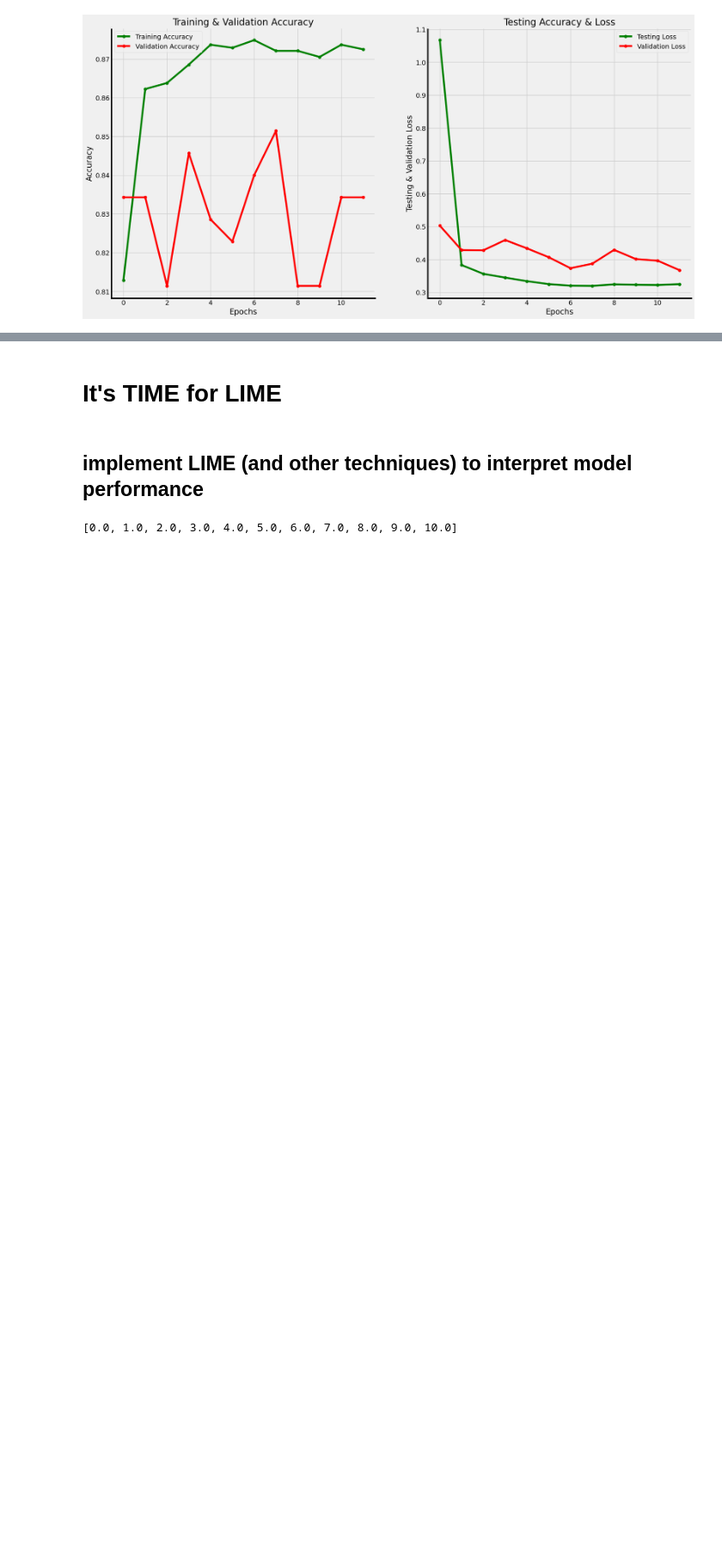
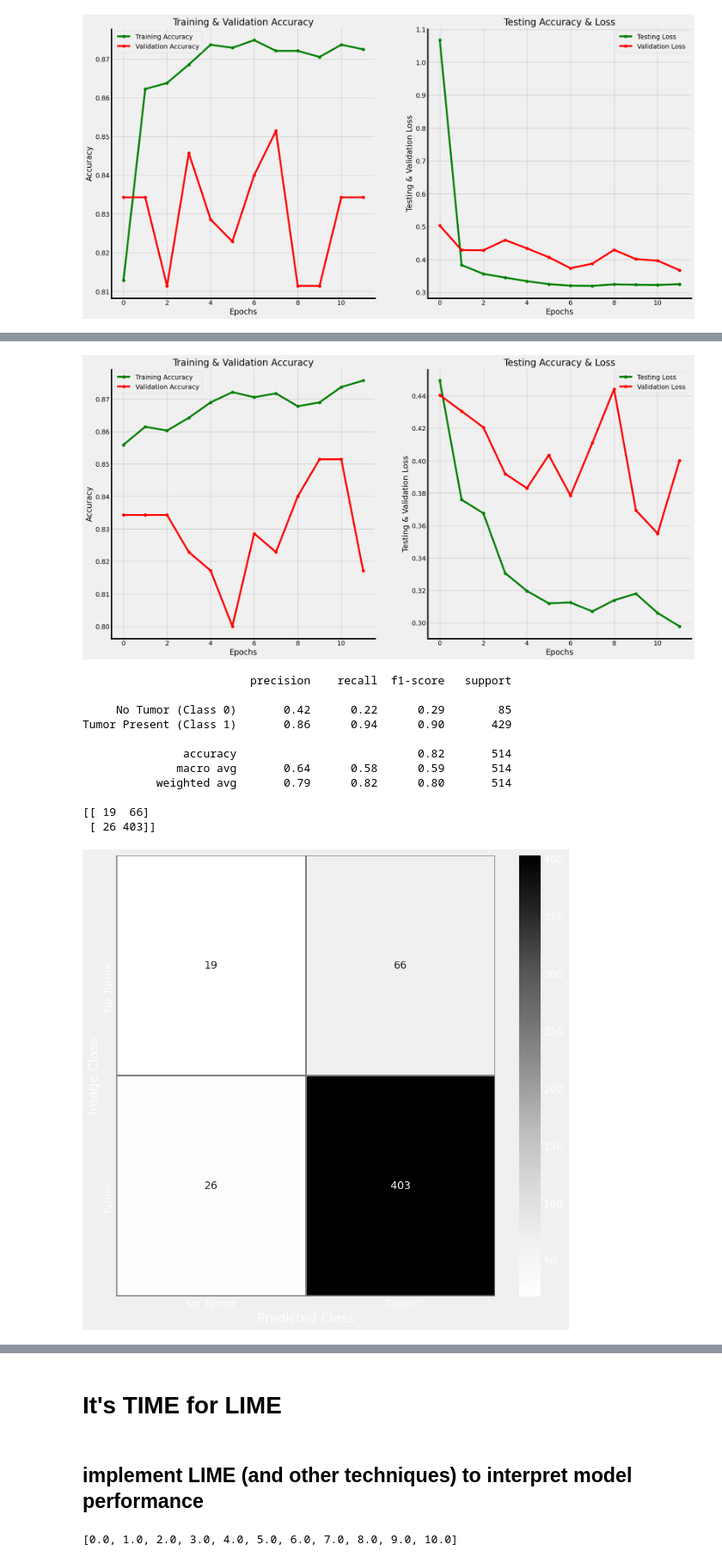
Before and after one commit to samjdedes/MRI_brain_scan_tumor_detection, a Jupyter notebook: notebooks/exploratory/EDA.ipynb, the cells around one changed output, grey strips where cells are left out. Shown at 86% size. Saved outputs shown, nothing was run; the diff lists cells and outputs as text; code cells hidden in the pictures; blank space fills up the shorter version.

```diff
--- a/notebooks/exploratory/EDA.ipynb
+++ b/notebooks/exploratory/EDA.ipynb
@@ -240,7 +266,15 @@ train_img_data[0][2]
 # %%
 def remove_duplicates(data):
     '''
-    function takes a list of entries and returns a list of all unique entries
+    Removes duplicate entries from list of data.
+
+    Parameters:
+        data (list of tuples): contains image data (np.array), classification (int) to compare to others within input data
+
+    Returns:
+        unique_list (np.array): array of unique image data (np.array) with classifcations (int)
+        duplicate_list (np.array): array of duplicate image data (np.array) removed from input data
+
     '''
 
     unique_list = []
@@ -249,6 +283,7 @@ def remove_duplicates(data):
     for image in data:
         img = image[0]
 
+        # informs function to append image
         is_unique = True
 
         # loop through new list
@@ -264,7 +299,6 @@ def remove_duplicates(data):
         # add to unique list if unique
         if is_unique:
             unique_list.append(image)
-#             print('appended')
 
         else:
             duplicate_list.append(image)
@@ -709,12 +753,12 @@ model5.add(Conv2D(64, (3,3), strides =1, padding ='same', activation='relu'))
 model5.add(Dropout(0.2))
 model5.add(MaxPool2D((2,2), strides=2, padding='same'))
 model5.add(Conv2D(64, (3,3), strides =1, padding ='same', activation='selu'))
-model5.add(Dropout(0.3))
+
 
 model5.add(Flatten())
 
 model5.add(Dense(units=128, activation='relu'))
-model5.add(Dropout(0.2))
+model5.add(Dropout(0.1))
 model5.add(Dense(units=1, activation='sigmoid'))
 model5.compile(optimizer='rmsprop', loss='binary_crossentropy', metrics=metrics)
 model5.summary()
@@ -889,3 +933,6 @@ Epoch 00012: ReduceLROnPlateau reducing learning rate to 2.1870000637136398e-07.
 from sklearn.metrics import classification_report, confusion_matrix
 # %%
 import seaborn as sns
+# %%
+n_epochs = len(model5_history.history['loss'])
+n_epochs
@@ -892,11 +945,19 @@ import seaborn as sns
 # %%
-def plot_metrics(model_history, epochs=12, filename='default'):
+def plot_metrics(model_history, filename='default', path=None):
     '''
-    This function takes model history and plots performance over time
+    Plots model performance over epochs and saves as .png
+
+    Parameters:
+        model_history (keras.callbacks.History): history of a model
+        *kwargs
+        filename (string): prepends file with name 'default' unless specified or path kwarg specified. Set to None to prevent file from saving
+        path (string): full path to save file. File type may be specified
+
     '''
     # get history from model
     history = model_history # save from .fit() on model
-    epochs = [i for i in range(epochs)]
+    n_epochs = len(model_history.history['loss'])
+    epochs = [i for i in range(n_epochs)]
 
     # plt.rcParams.update(plt.rcParamsDefault)
     plt.style.use('fivethirtyeight')
@@ -935,8 +996,13 @@ def plot_metrics(model_history, epochs=12, filename='default'):
     ax[1].tick_params(axis='y', colors='black')
     ax[1].yaxis.label.set_color('black')
     ax[1].xaxis.label.set_color('black')
-    # ax[1].set_facecolor()
-    plt.savefig(f'{filename}_plot_metrics', transparent=True, dpi=150)
+
+    if path:
+        plt.savefig(f'{path}', transparent=True)
+
+    elif filename:
+        plt.savefig(f'figures/plot_metrics_{filename}', transparent=True)
+
     plt.show()
 # %%
 # define funciton to plot confusion matrix
@@ -994,0 +1058,17 @@ plot_metrics(ssm_history)
+# %%
+plot_metrics(ssm_history, filename='model_2')
+plot_confusion_matrix(ssm, x_test, y_test, filename='model_2')
+# %% [output]
+[figure, added]
+                         precision    recall  f1-score   support
+
+     No Tumor (Class 0)       0.42      0.22      0.29        85
+Tumor Present (Class 1)       0.86      0.94      0.90       429
+
+               accuracy                           0.82       514
+              macro avg       0.64      0.58      0.59       514
+           weighted avg       0.79      0.82      0.80       514
+
+[[ 19  66]
+ [ 26 403]]
+[figure, added]
```
Also changed, not shown: parts of 30 cells of this notebook, 24 other files.
